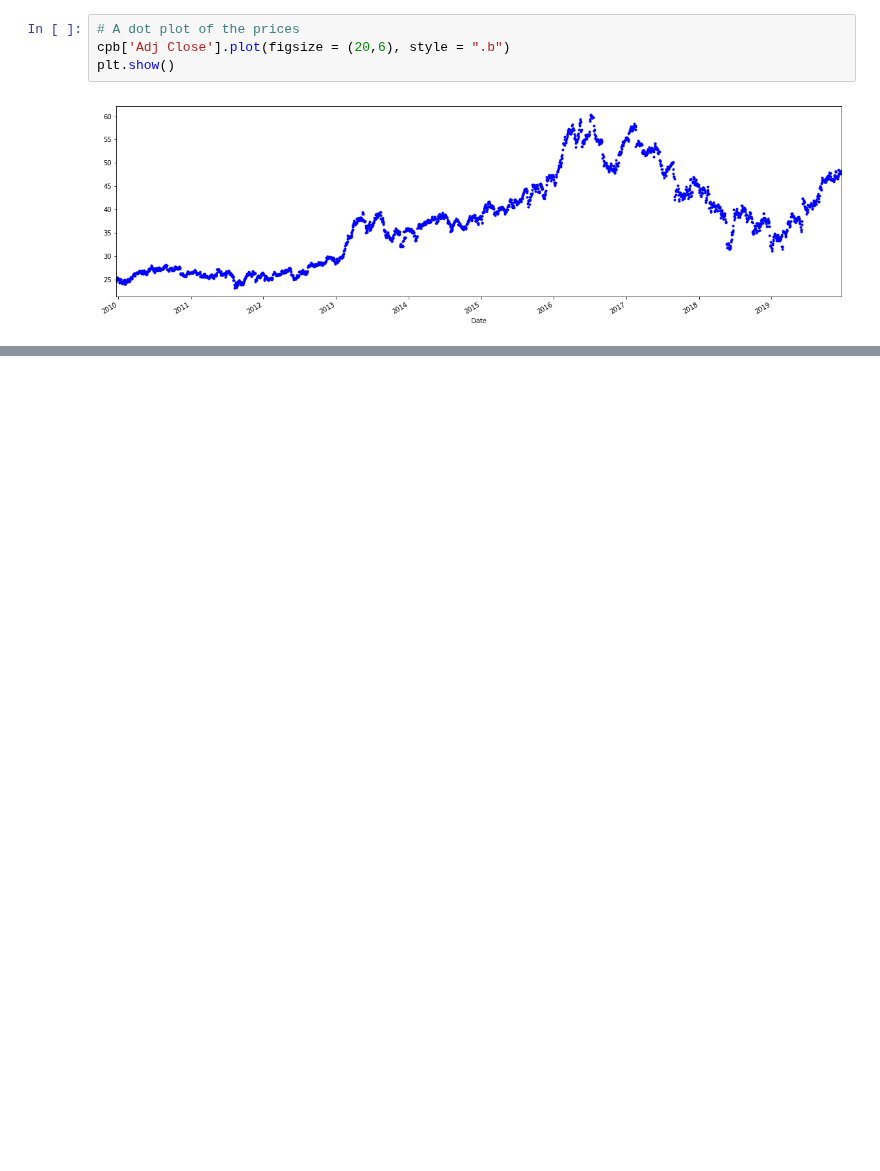
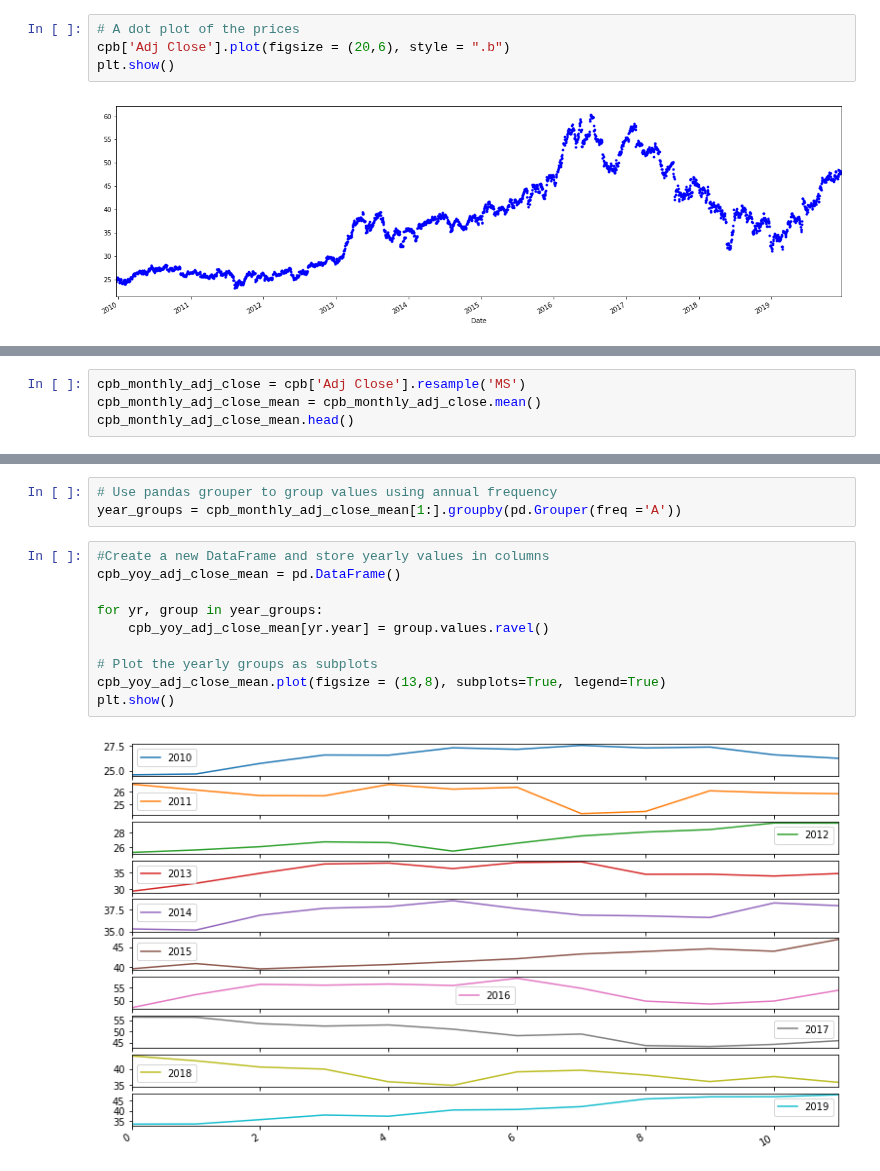
Before and after one commit to amitrani6/time-series-examples, a Jupyter notebook: Untitled.ipynb, the cells around one changed output, grey strips where cells are left out. Cells and saved outputs as stored; diff of their text form; blank space fills up the shorter version.

Commit message:
Added grouped year over year chart

```diff
--- a/Untitled.ipynb
+++ b/Untitled.ipynb
@@ -165,0 +176,4 @@ plt.show()
+# %%
+cpb_monthly_adj_close = cpb['Adj Close'].resample('MS')
+cpb_monthly_adj_close_mean = cpb_monthly_adj_close.mean()
+cpb_monthly_adj_close_mean.head()
@@ -165,0 +199,15 @@ plt.show()
+# %%
+# Use pandas grouper to group values using annual frequency
+year_groups = cpb_monthly_adj_close_mean[1:].groupby(pd.Grouper(freq ='A'))
+# %%
+#Create a new DataFrame and store yearly values in columns
+cpb_yoy_adj_close_mean = pd.DataFrame()
+
+for yr, group in year_groups:
+    cpb_yoy_adj_close_mean[yr.year] = group.values.ravel()
+
+# Plot the yearly groups as subplots
+cpb_yoy_adj_close_mean.plot(figsize = (13,8), subplots=True, legend=True)
+plt.show()
+# %% [output]
+[figure, added]
```
Also changed, not shown: parts of 6 cells of this notebook.
